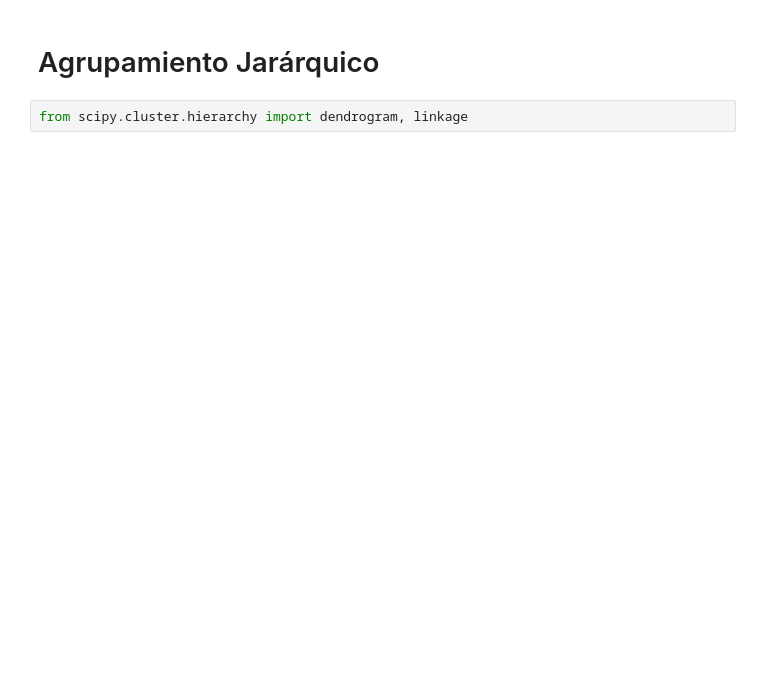
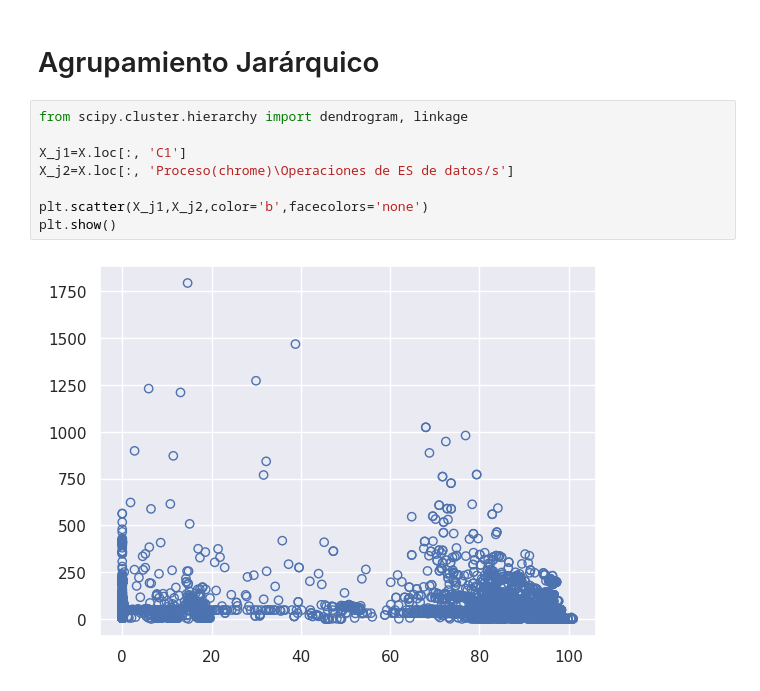
Before and after one commit to dannyasd/MineriaDeDatos, a Jupyter notebook: Lectura7.ipynb, the cells around one changed output. Cells and saved outputs as stored; diff of their text form; blank space fills up the shorter version.

```diff
--- a/Lectura7.ipynb
+++ b/Lectura7.ipynb
@@ -378,4 +410,12 @@ InvalidIndexError: (slice(None, None, None), 0)
 # %% [markdown]
 # Agrupamiento Jarárquico
-# %%
-from scipy.cluster.hierarchy import dendrogram, linkage
+# %%
+from scipy.cluster.hierarchy import dendrogram, linkage
+
+X_j1=X.loc[:, 'C1']
+X_j2=X.loc[:, 'Proceso(chrome)\Operaciones de ES de datos/s']
+
+plt.scatter(X_j1,X_j2,color='b',facecolors='none')
+plt.show()
+# %% [output]
+[figure, added]
```
Also changed, not shown: parts of 21 cells of this notebook.
